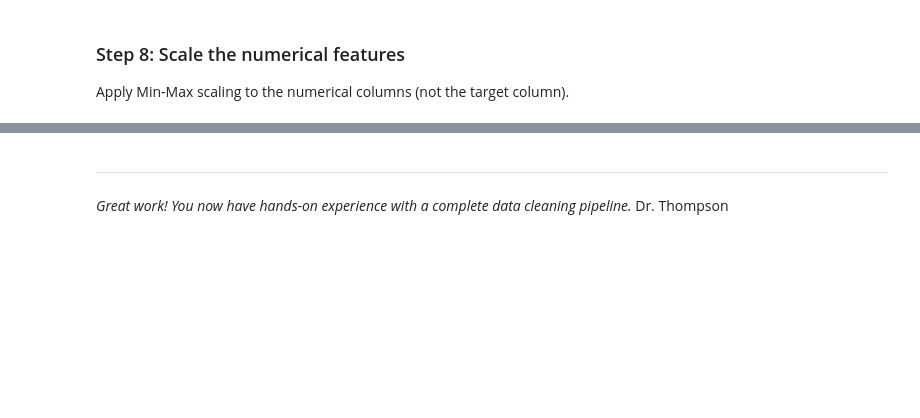
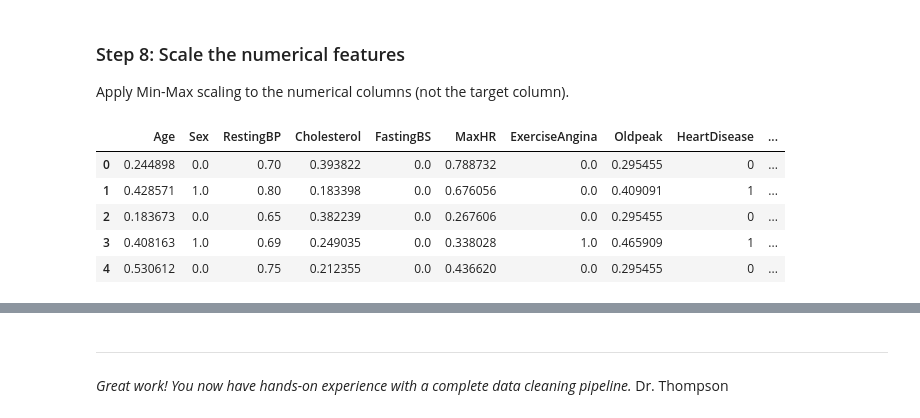
Before and after one commit to Farres26/CIS-3902-AI-MLFARRESAMRHAR, a Jupyter notebook: Data_Cleaning_Exercise_Class.ipynb, the cells around one changed output, grey strips where cells are left out. Drawn from its saved outputs; the diff is of its cells as text; code cells hidden in the pictures; blank space fills up the shorter version.

```diff
--- a/Data_Cleaning_Exercise_Class.ipynb
+++ b/Data_Cleaning_Exercise_Class.ipynb
@@ -189,3 +220,19 @@ Apply Min-Max scaling to the numerical columns (not the target column).
+# %%
+from sklearn.preprocessing import MinMaxScaler
+
+scaler = MinMaxScaler()
+
+num_cols = heart.drop(columns=['HeartDisease']).select_dtypes(include='number').columns
+heart[num_cols] = scaler.fit_transform(heart[num_cols])
+
+heart.head()
+# %% [output]
+|  | Age | Sex | RestingBP | Cholesterol | FastingBS | MaxHR | ExerciseAngina | Oldpeak | HeartDisease | ... |
+| 0 | 0.244898 | 0.0 | 0.70 | 0.393822 | 0.0 | 0.788732 | 0.0 | 0.295455 | 0 | ... |
+| 1 | 0.428571 | 1.0 | 0.80 | 0.183398 | 0.0 | 0.676056 | 0.0 | 0.409091 | 1 | ... |
+| 2 | 0.183673 | 0.0 | 0.65 | 0.382239 | 0.0 | 0.267606 | 0.0 | 0.295455 | 0 | ... |
+| 3 | 0.408163 | 1.0 | 0.69 | 0.249035 | 0.0 | 0.338028 | 1.0 | 0.465909 | 1 | ... |
+| 4 | 0.530612 | 0.0 | 0.75 | 0.212355 | 0.0 | 0.436620 | 0.0 | 0.295455 | 0 | ... |
 # %% [markdown]
 ### Reflection Questions
 
```
Also changed, not shown: parts of 8 cells of this notebook.
